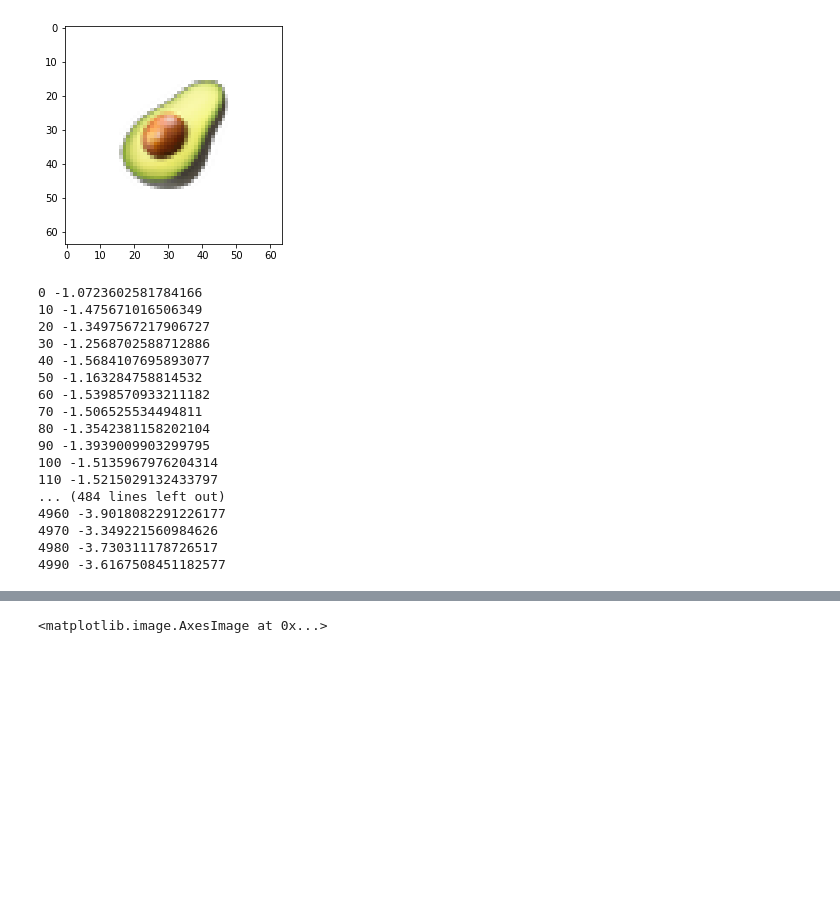
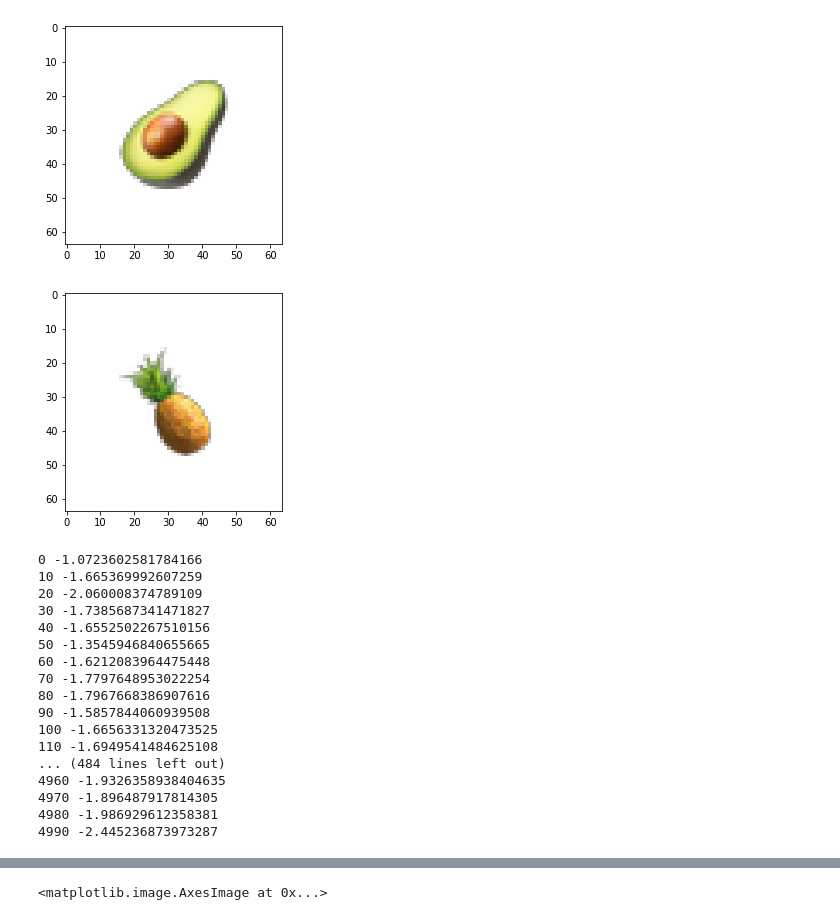
Before and after one commit to kevinhu/neural-automata, a Jupyter notebook: notebooks/automata.ipynb, the cells around one changed output, grey strips where cells are left out. Saved outputs shown, nothing was run; the diff lists cells and outputs as text; code cells hidden in the pictures; blank space fills up the shorter version.

```diff
--- a/notebooks/automata.ipynb
+++ b/notebooks/automata.ipynb
@@ -19,32 +19,37 @@ import io
 # %%
 def load_image(url, max_size=32, padding=16):
     r = requests.get(url)
     img = Image.open(io.BytesIO(r.content))
     img.thumbnail((max_size, max_size), Image.ANTIALIAS)
     img = np.float32(img)/255.0
     img = np.pad(img,((padding,padding),(padding,padding),(0,0)))
 
     img[..., :3] *= img[..., 3:]
 
     img = torch.Tensor(img).float().cuda()
     img = img.transpose(0,2)
 
     return img
 
 
 def load_emoji(emoji):
     code = hex(ord(emoji))[2:].lower()
     url = 'https://raw.githubusercontent.com/iamcal/emoji-data/master/img-apple-64/%s.png' % code
     return load_image(url)
 
 
-image = load_emoji("🥑")
+avocado = load_emoji("🥑")
+pineapple = load_emoji("🍍")
 
-plt.imshow(image.transpose(0,2).cpu())
+plt.imshow(avocado.transpose(0,2).cpu())
+plt.show()
+plt.imshow(pineapple.transpose(0,2).cpu())
+plt.show()
 
 img_size = 64
 # %% [output]
 [figure]
+[figure, added]
 # %%
 class Automata(nn.Module):
 
@@ -137,6 +140,9 @@ n_epochs = 5000
 lr = 0.001
 pool_size = 1024
 batch_size = 8
+
+image_1 = avocado
+image_2 = pineapple
 
 model = Automata((64, 64), n_channels).cuda()
 
@@ -145,7 +151,10 @@ seed = torch.zeros(n_channels,img_size,img_size).cuda()
 seed[3:,32,32] = 1
 
 pool_initials = seed[None, :].repeat(pool_size,1,1,1)
-pool_targets = image[None,:].repeat(pool_size,1,1,1)
+pool_targets = image_1[None,:].repeat(pool_size,1,1,1)
+pool_target_ids = torch.ones(pool_size)
+
+# 0 for seed, 1 for image_1, 2 for image_2
 
 losses = []
 
@@ -154,13 +163,14 @@ optimizer = torch.optim.Adam(model.parameters(), lr=lr)
 
 for i in range(n_epochs):
 
-    iterations = random.randint(64,96)
+#     iterations = random.randint(64,96)
+    iterations = 64
 
-    pool_indices = random.sample(range(pool_size),batch_size)
+    pool_indices = torch.Tensor(random.sample(range(pool_size),batch_size)).long()
 
     initial_states = pool_initials[pool_indices]
-
     targets = pool_targets[pool_indices]
+    target_ids = pool_target_ids[pool_indices]
 
     out = model(initial_states,iterations)
 
@@ -176,10 +186,32 @@ for i in range(n_epochs):
     total_loss.backward()
     optimizer.step()
 
-    max_loss_idx = per_sample_loss.argmax()
+    max_loss_idx = per_sample_loss.topk(4).indices
+
+    # switch half of the initial states
+    swap_indices = random.sample(range(batch_size),4)
+
+    for swap_idx in swap_indices:
+        pool_idx = pool_indices[swap_idx]
+        target_id = int(pool_target_ids[pool_idx])
+
+        # if output is the first image,
+        # switch the target to the second
+        if target_id == 1:
+            pool_targets[pool_idx] = image_2
+            pool_target_ids[pool_idx] = 2
+
+        # if output is the second image,
+        # make it stay there
+        if target_id == 2:
+            pool_targets[pool_idx] = image_2
+            pool_target_ids[pool_idx] = 2
 
     replacements = out.detach()
     replacements[max_loss_idx] = seed.clone()
+
+    pool_targets[pool_indices[max_loss_idx]] = image_1
+    pool_target_ids[pool_indices[max_loss_idx]] = 1
 
     pool_initials[pool_indices] = replacements
 
@@ -190,22 +222,22 @@ for i in range(n_epochs):
     losses.append(float(total_loss))
 # %% [output]
 0 -1.0723602581784166
-10 -1.475671016506349
-20 -1.3497567217906727
-30 -1.2568702588712886
-40 -1.5684107695893077
-50 -1.163284758814532
-60 -1.5398570933211182
-70 -1.506525534494811
-80 -1.3542381158202104
-90 -1.3939009903299795
-100 -1.5135967976204314
-110 -1.5215029132433797
+10 -1.665369992607259
+20 -2.060008374789109
+30 -1.7385687341471827
+40 -1.6552502267510156
+50 -1.3545946840655665
+60 -1.6212083964475448
+70 -1.7797648953022254
+80 -1.7967668386907616
+90 -1.5857844060939508
+100 -1.6656331320473525
+110 -1.6949541484625108
 ... (484 lines left out)
-4960 -3.9018082291226177
-4970 -3.349221560984626
-4980 -3.730311178726517
-4990 -3.6167508451182577
+4960 -1.9326358938404635
+4970 -1.896487917814305
+4980 -1.986929612358381
+4990 -2.445236873973287
 # %%
 plt.plot(np.log10(losses))
 # %% [output]
```
Also changed, not shown: parts of 4 cells of this notebook, 1 other file.
